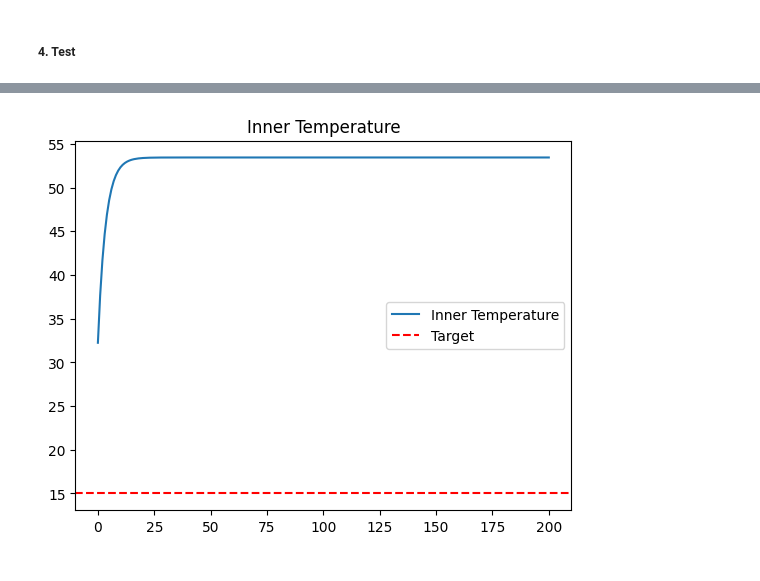
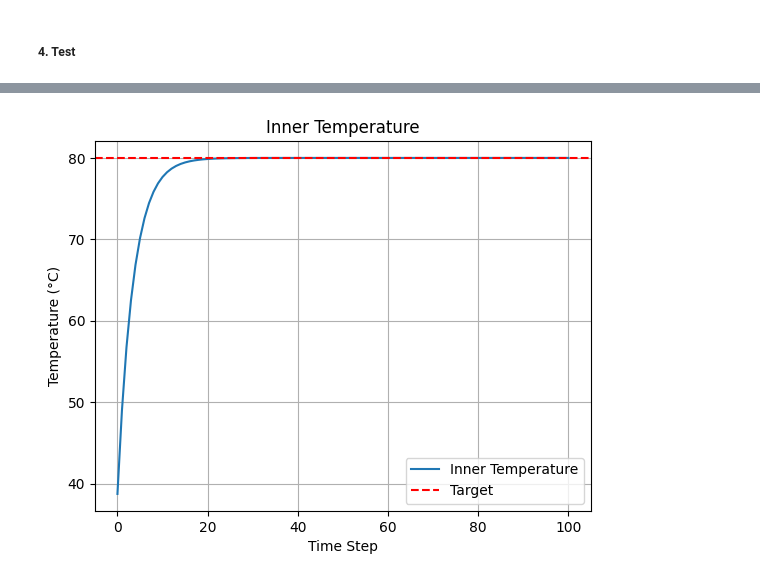
Before and after one commit to swhors/mlops_jupyter_notebooks, a Jupyter notebook: notebook/DryingOven/SampleModeling_v4.3.ipynb, the cells around one changed output, grey strips where cells are left out. Saved outputs shown, nothing was run; the diff lists cells and outputs as text; code cells hidden in the pictures.

```diff
--- a/notebook/DryingOven/SampleModeling_v4.3.ipynb
+++ b/notebook/DryingOven/SampleModeling_v4.3.ipynb
@@ -15,10 +15,11 @@ from datetime import datetime
 
 csv_file_pathname = lambda: f".{os.sep}data{os.sep}ppolstm_dryer_sensor_v4.3_{datetime.now().strftime('%Y%m%d_%H%M%S')}.csv"
 model_path_name = lambda: f".{os.sep}model{os.sep}ppolstm_dryer_v4.3_{datetime.now().strftime('%Y%m%d_%H%M%S')}.pth"
-global_num_samples = 1024
+global_num_samples = 51200
 parent_dir = os.path.dirname(os.getcwd())
 project_home_dir = str(Path.cwd().parent.parent)
 venv_name = "samplemodelingv4_3"
+const_heater_input = 14.5
 
 reward_gen_fn="lib/reward/dryer_oven/gen_reward_v1.py"
 reward_gen_fn = reward_gen_fn.replace("/", os.sep)
@@ -349,17 +376,15 @@ import pandas as pd
 import numpy as np
 
 class CSVDataDryerEnv(DryerEnv):
-    def __init__(self, csv_file, reward_gen_fn_pathname=None):
+    def __init__(self, csv_file, reward_gen_fn_pathname=None, heater_input=15.0):
         # 데이터 로드
         self.df = pd.read_csv(csv_file)
         self.max_steps = len(self.df) - 1
-        # super(CSVDataDryerEnv, self).__init__(reward_gen_fn_pathname=reward_gen_fn_pathname,
-        #                                       is_simulatation=False)
-        super().__init__(reward_gen_fn_pathname=reward_gen_fn_pathname, is_simulatation=False)
+        super().__init__(reward_gen_fn_pathname=reward_gen_fn_pathname,
+                         is_simulatation=False,
+                         heater_input=heater_input)
 
     def _load_observation(self, action: int = 1, current_step: int = 0):
-        # CSV의 특정 행에서 데이터를 가져와서 state로 반환
-        print(f'current_step = {current_step}, {len(self.df)}')
         row = self.df.iloc[current_step]
         return np.array([
             row['timestamp'],
@@ -487,7 +533,7 @@ from stable_baselines3.common.vec_env import DummyVecEnv
 inner_temp_history = []
 action_history = []
 reward_history = []
-repeat_cnt = 200
+repeat_cnt = 100
 learn_timesteps = -1
 # trained_model_path_name ="./model/ppo_dryer_control_v1.1_20260329_231930.pth"  # 방금 저장한 모델 경로 사용
 
@@ -496,18 +542,26 @@ def test_model(model_path_name,
                reward_gen_fn_pathname=None,
                learn_timesteps=1,
                is_simulatation=True,
-               simulation_cls_pahname=None):
-    # 저장된 모델 로드 및 테스트
+               simulation_cls_pathname=None,
+               target_temp=80,
+               verbose=0):
+    """
+    저장된 모델 로드 및 테스트
+    """
+    convergence_cnt = 0
+    convergenced_cnt = 0
+    convergenced_stats = False
+    hit_point = 0
 
     # 1. 원본 환경 생성
     base_env = DryerEnv(reward_gen_fn_pathname=reward_gen_fn_pathname,
                         is_simulatation=is_simulatation,
-                        simulation_cls_pahname=simulation_cls_pahname
-                        )
-    env = DummyVecEnv([lambda: base_env])
-    model = RecurrentPPO.load(model_path_name)
+                        simulation_cls_pathname=simulation_cls_pathname,
+                        heater_input=const_heater_input)
+    env = DummyVecEnv([lambda: Monitor(base_env)])
+    model = RecurrentPPO.load(model_path_name, env)
     # 2. Monitor 래핑 (표준 규격 및 로그 기록)
-    model.env = env
+    # model.env = env
     obs = model.env.reset()
 
     if isinstance(model.action_space, gym.spaces.Discrete):
@@ -517,7 +571,7 @@ def test_model(model_path_name,
     print(f'테스트를 시작합니다. [{datetime.now()}]')
 
     in_obs = obs
-    # print(f"in_obs = {in_obs}")
+    print(f"in_obs = {in_obs}")
 
     inner_temp_history.append(in_obs[0][1])
 
@@ -529,42 +583,64 @@ def test_model(model_path_name,
         action, _ = model.predict(
             in_obs,
             state=lstm_states,
-            episode_start=episode_starts.
+            episode_start=episode_starts,
             deterministic=True
         )
         step_results = model.env.step(action)
-        # print(f'step_results = {step_results}, {type(step_results)}')
         predict_obs = step_results[0][0].tolist()
         diff = predict_obs[1] - in_obs[0][1]
-        if abs(diff) < 0.001:
-            print(f"Step {i}: In ={in_obs}[{type(in_obs)}], Action={action}")
-            print(f"Step {i}: Out ={predict_obs}, Action={action}, Reward={reward:.2f}")
-            print(f'not changed, diff = {diff}')
+        reward = step_results[1][0]
+        if verbose > 0:
+            if abs(diff) < 0.001:
+                print(f"Step {i}: In ={in_obs}[{type(in_obs)}], Action={action}")
+                print(f"Step {i}: Out ={predict_obs}, Action={action}, Reward={reward:.2f}")
+                print(f'not changed, diff = {diff}')
+            else:
+                print(f"Step {i}: In ={in_obs}[{type(in_obs)}], Action={action}")
+                print(f"Step {i}: Out ={predict_obs}, Action={action}, Reward={reward:.2f}")
         in_obs = [predict_obs]
-        reward = step_results[1][0]
         if i > 0 and learn_timesteps > 0 and i % learn_timesteps == 0:
             print(f"Step {i}: Learning from experience...")
             model.learn(total_timesteps=learn_timesteps, reset_num_timesteps=False, log_interval=None)
-
-        inner_temp_history.append(predict_obs[1])
+        inner_temp = predict_obs[1]
+        inner_temp_history.append(inner_temp)
         action_history.append(int(action.item()))
         reward_history.append(reward)
         # if terminated or truncated:
         #     break
 
+        #수렴 위치 측정
+        if abs(inner_temp - target_temp) < 1.5:
+            convergenced_stats = True
+            convergence_cnt += 1
+            if convergence_cnt > 3 and convergenced_stats == True and hit_point == 0:
+                convergenced_cnt
+                hit_point = i
+        else:
+            convergenced_stats = False
+            convergence_cnt = 0
+            hit_point = 0
+
+    return hit_point
+
 
 print(f"Testing model {trained_model_path_name} for {repeat_cnt} steps...")
 
-test_model(model_path_name=trained_model_path_name,
-           repeat_cnt=repeat_cnt,
-           reward_gen_fn_pathname=reward_gen_fn_pythonfile,
-           learn_timesteps=learn_timesteps,
-           is_simulatation=True,
-           simulation_cls_pahname=simulation_cls_pathname)
+hit_point = test_model(model_path_name=trained_model_path_name,
+                       repeat_cnt=repeat_cnt,
+                       reward_gen_fn_pathname=reward_gen_fn_pythonfile,
+                       learn_timesteps=learn_timesteps,
+                       is_simulatation=True,
+                       simulation_cls_pathname=simulation_cls_pathname)
+
+print(f'hit_point = {hit_point}')
 
 plt.plot(inner_temp_history, label='Inner Temperature')
-plt.axhline(15, color='r', linestyle='--', label='Target')
+plt.axhline(80, color='r', linestyle='--', label='Target')
 plt.title("Inner Temperature")
+plt.xlabel('Time Step')
+plt.ylabel('Temperature (°C)')
 plt.legend()
+plt.grid(True)
 plt.show()
 # %% [output]
@@ -588 +655 @@ not changed, diff = 0.0
-[figure, old version]
+[figure, new version]
```
Also changed, not shown: parts of 8 cells of this notebook, 6 other files.
